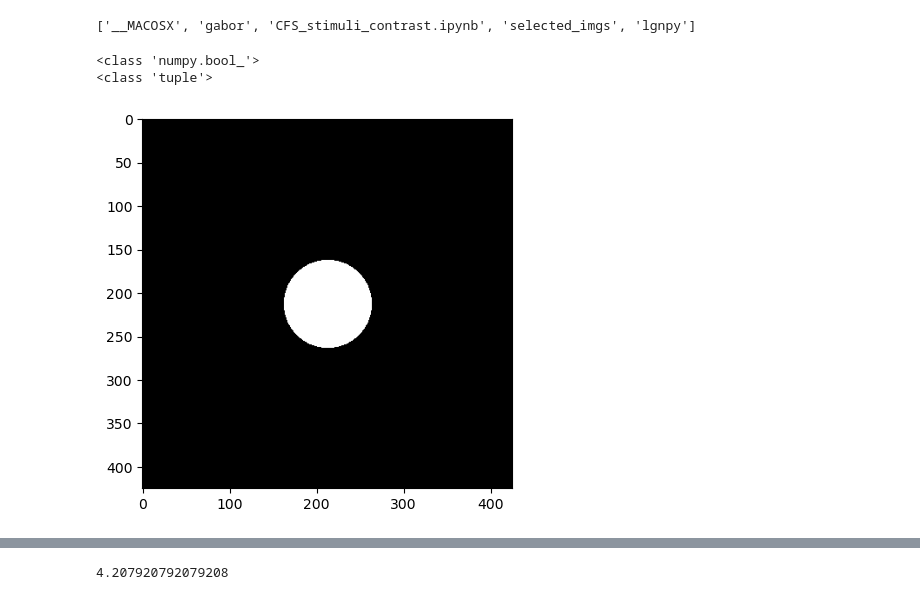
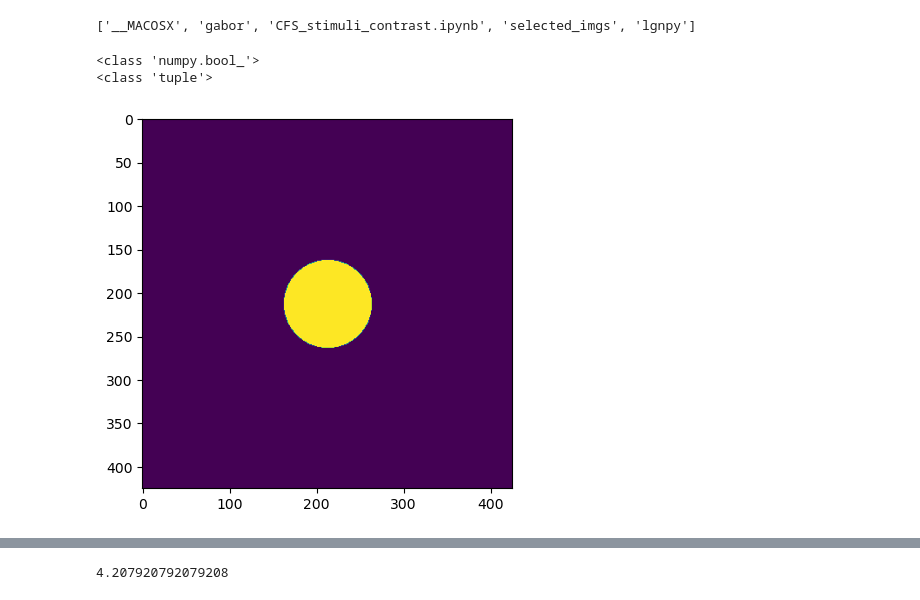
Before and after one commit to WiegerScheurer/spatpred, a Jupyter notebook: notebooks/viscontrast.ipynb, the cells around one changed output, grey strips where cells are left out. Drawn from its saved outputs; the diff is of its cells as text; code cells hidden in the pictures.

```diff
--- a/notebooks/viscontrast.ipynb
+++ b/notebooks/viscontrast.ipynb
@@ -84,24 +84,24 @@ os.listdir('./notebooks/alien_nbs/')
 #                    crop_masks: list = [], force_recompute:bool=False, cache:bool=True, home_path:str='/home/niklas', ToRGC=lambda x: x, fov_imsize:tuple=None, result_manager=None)
 # %%
 from funcs.rf_tools import css_gaussian_cut, make_circle_mask
-from PIL import Image
+# from PIL import Image
 
 # w_mask = css_gaussian_cut(425, 213, 213, (425/8.4))
 w_mask = np.array(make_circle_mask(425, 213, 213, (425/8.4)), dtype=bool)
 plt.imshow(w_mask)
-w_mask_PIL = Image.fromarray(w_mask)
-plt.imshow(w_mask_PIL)
+# w_mask_PIL = Image.fromarray(w_mask)
+# plt.imshow(w_mask_PIL)
 mask_list = [w_mask]
 
 
 
 print(type(w_mask[0][0]))
 
 print(type(w_mask.shape))
 # %% [output]
 <class 'numpy.bool_'>
 <class 'tuple'>
-[figure, old version]
+[figure, new version]
 # %%
 # Function to show a randomly selected image of the nsd dataset
 def show_stim(hide = 'n', img_no = 'random', small = 'n'):
```
Also changed, not shown: parts of 3 cells of this notebook, 1 other file.
